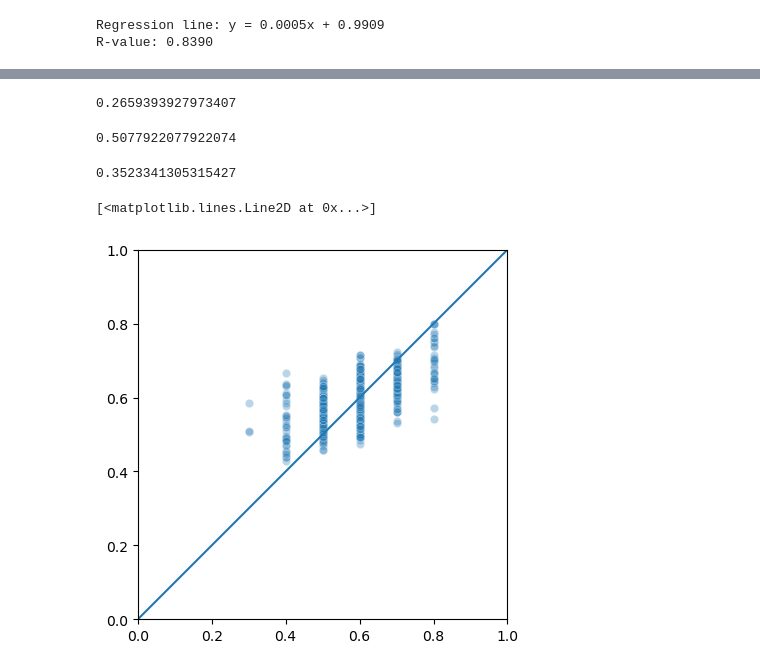
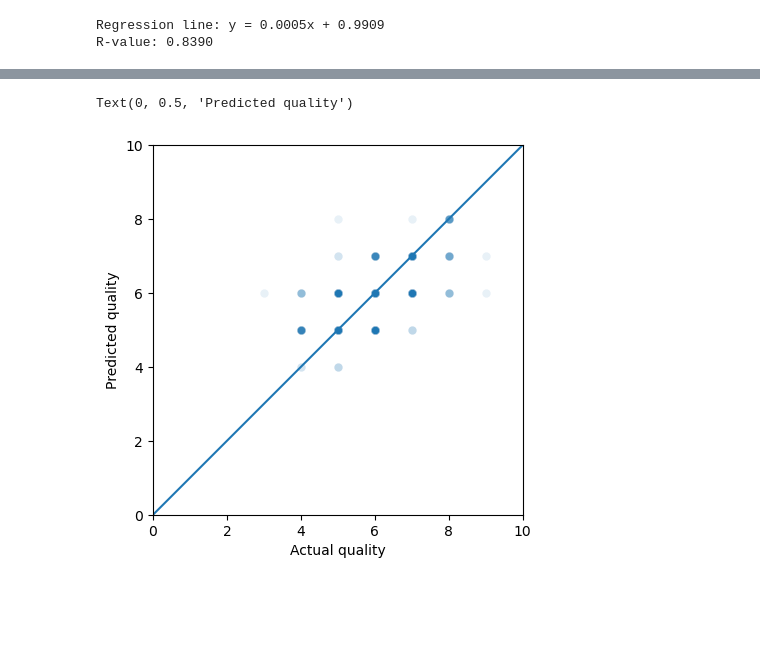
Before and after one commit to pbollhorn/bi-group5, a Jupyter notebook: mp2/mini_project_2.ipynb, the cells around one changed output, grey strips where cells are left out. Saved outputs shown, nothing was run; the diff lists cells and outputs as text; code cells hidden in the pictures; blank space fills up the shorter version.

```diff
--- a/mp2/mini_project_2.ipynb
+++ b/mp2/mini_project_2.ipynb
@@ -438,4 +469,0 @@ from sklearn import datasets, svm, tree, preprocessing, metrics
-# %%
-white_wine['quality'] = white_wine['quality'] / 10
-white_wine.drop('type', axis=1, inplace=True)
-white_wine
@@ -456,4 +477,3 @@ white_wine
 # %%
-# Split the data into input (X) and output (y)
-X = white_wine.drop("quality", axis=1).values
+X = white_wine.drop(["type", "quality"], axis=1).values
 y = white_wine["quality"].values
@@ -509,0 +488,3 @@ DecisionTreeClassifier(max_depth=3)
+# %%
+model = RandomForestClassifier(n_estimators=50)
+model.fit(X_train, y_train);
@@ -537,21 +499,12 @@ y_pred_gb = gb.predict(X_test)
-# %%
-dt.score (X_test, y_test)
-# %% [output]
-0.2659393927973407
-# %%
-rf.score (X_test, y_test)
-# %% [output]
-0.5077922077922074
-# %%
-gb.score(X_test, y_test)
-# %% [output]
-0.3523341305315427
 # %%
-sb.scatterplot(x=y_test, y=y_pred_rf, alpha=0.3)
-plt.xlim(0, 1)
-plt.ylim(0, 1)
+y_prediction = model.predict(X_test)
+sb.scatterplot(x=y_test, y=y_prediction, alpha=0.1)
+plt.xlim(0, 10)
+plt.ylim(0, 10)
 plt.gca().set_aspect('equal', adjustable='box')
-plt.plot([0, 1], [0, 1])
+plt.plot([0, 10], [0, 10])
+plt.xlabel("Actual quality")
+plt.ylabel("Predicted quality")
 # %% [output]
-[<matplotlib.lines.Line2D at 0x...>]
+Text(0, 0.5, 'Predicted quality')
-[figure, old version]
+[figure, new version]
```
Also changed, not shown: parts of 27 cells of this notebook.
